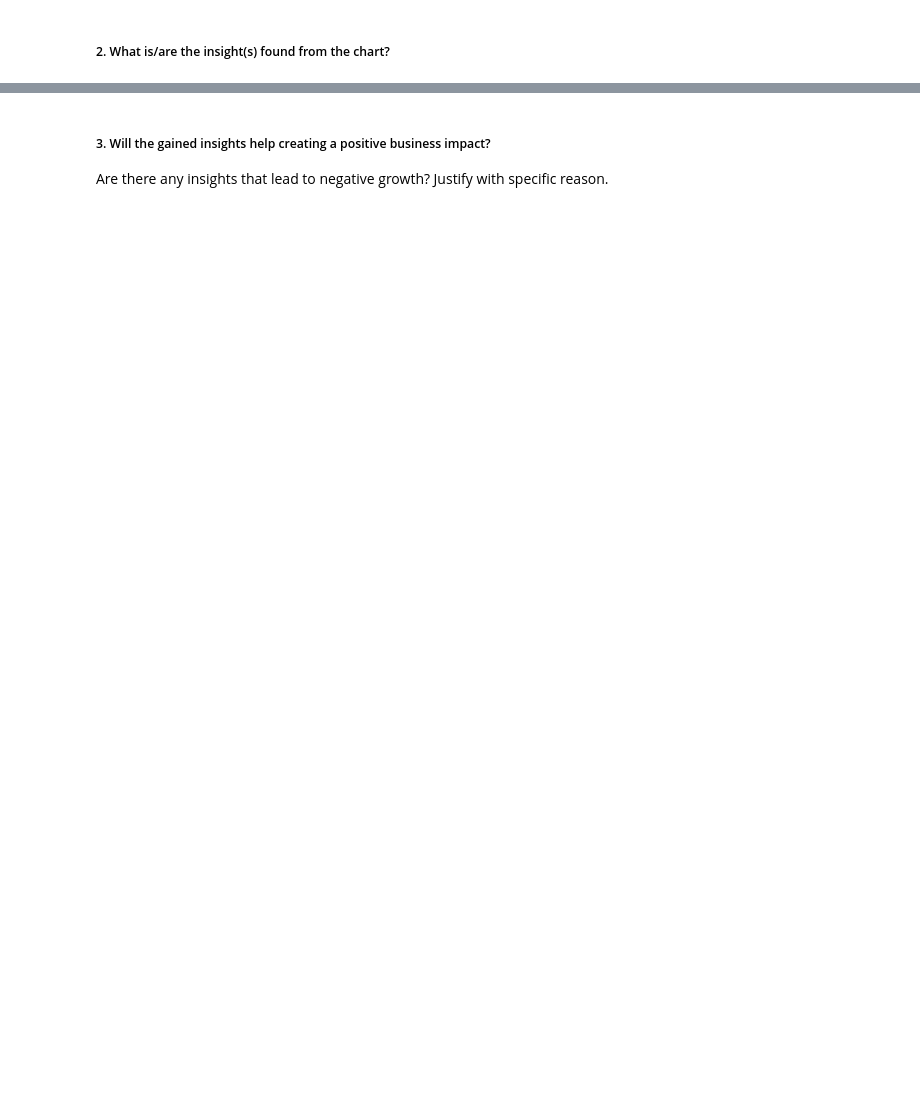
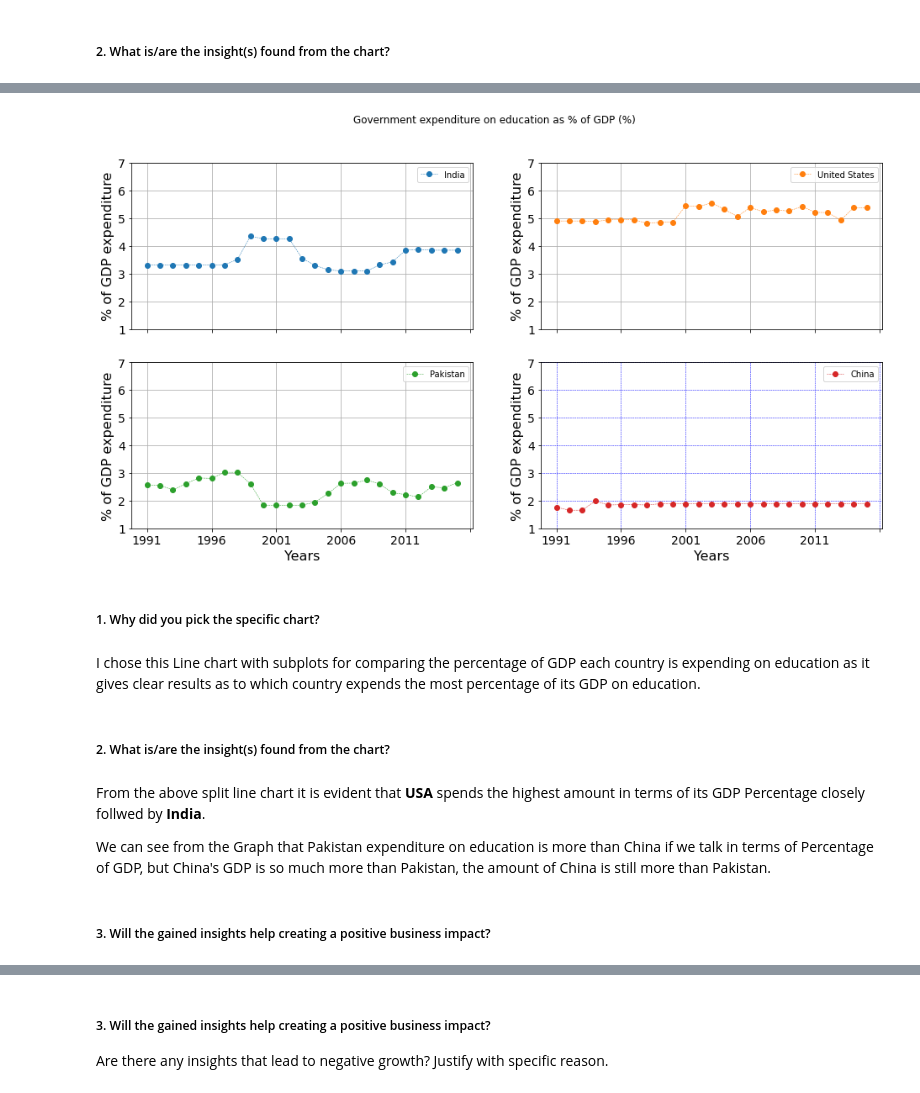
Before and after one commit to RobinBose774/EDA-Project-World-Bank-Global-Education-Analysis, a Jupyter notebook: EDA_project_World_Bank_Global_Education_Analysis.ipynb, the cells around one changed output, grey strips where cells are left out. Cells and saved outputs as stored; diff of their text form; code cells hidden in the pictures; blank space fills up the shorter version.

```diff
--- a/EDA_project_World_Bank_Global_Education_Analysis.ipynb
+++ b/EDA_project_World_Bank_Global_Education_Analysis.ipynb
@@ -967,0 +1138,9 @@ Answer Here
+# %%
+# Extracting the matrix required
+sixth_indicator, title6 = columnwise_data(Indicators[5])
+
+# Displaying the titles of the indicator
+print(title6)
+
+# Printing the matrix
+sixth_indicator
@@ -967,0 +1166,10 @@ Answer Here
+# %%
+# Cleaning data to replace null values using backward and forward filling methods.
+# First using "ffill" on data.
+sixth_indicator.fillna(method = "ffill", inplace = True)
+
+# now using "bfill" on data.
+sixth_indicator.fillna(method = "bfill", inplace = True)
+
+# Displaying cleaned matrix.
+sixth_indicator
@@ -967,0 +1194,22 @@ Answer Here
+# %%
+sixth_indicator[20:].plot(x = "Year", y = ["India", "United States", "Pakistan", "China"],
+                     kind = 'line', title = title6, xlabel = "Years",
+                     ylabel = "% of GDP expenditure",subplots = True,
+                     layout = (2,2),ylim = (1, 7),
+                     linewidth = 0.5, linestyle ="--", figsize = (16,8),
+                     fontsize = 14, marker = "o", grid = True)
+plt.grid(color = 'blue', linestyle = '--', linewidth = 0.5)
+# %% [output]
+[figure, added]
+# %% [markdown]
+##### 1. Why did you pick the specific chart?
+# %% [markdown]
+I chose this Line chart with subplots for comparing the percentage of GDP each country is expending on education as it gives clear results as to which country expends the most percentage of its GDP on education.
+# %% [markdown]
+##### 2. What is/are the insight(s) found from the chart?
+# %% [markdown]
+From the above split line chart it is evident that **USA** spends the highest amount in terms of its GDP Percentage closely follwed by **India**.
+
+We can see from the Graph that Pakistan expenditure on education is more than China if we talk in terms of Percentage of GDP, but China's GDP is so much more than Pakistan, the amount of China is still more than Pakistan.
+# %% [markdown]
+##### 3. Will the gained insights help creating a positive business impact?
```
Also changed, not shown: parts of 204 cells of this notebook.
